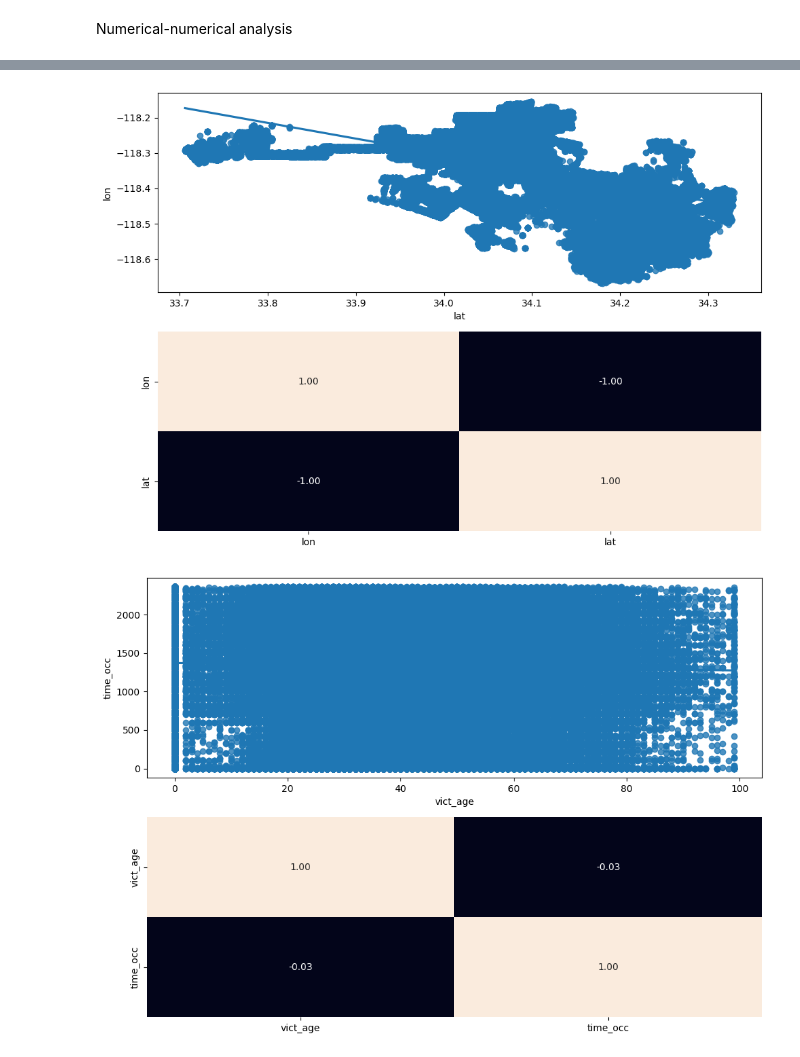
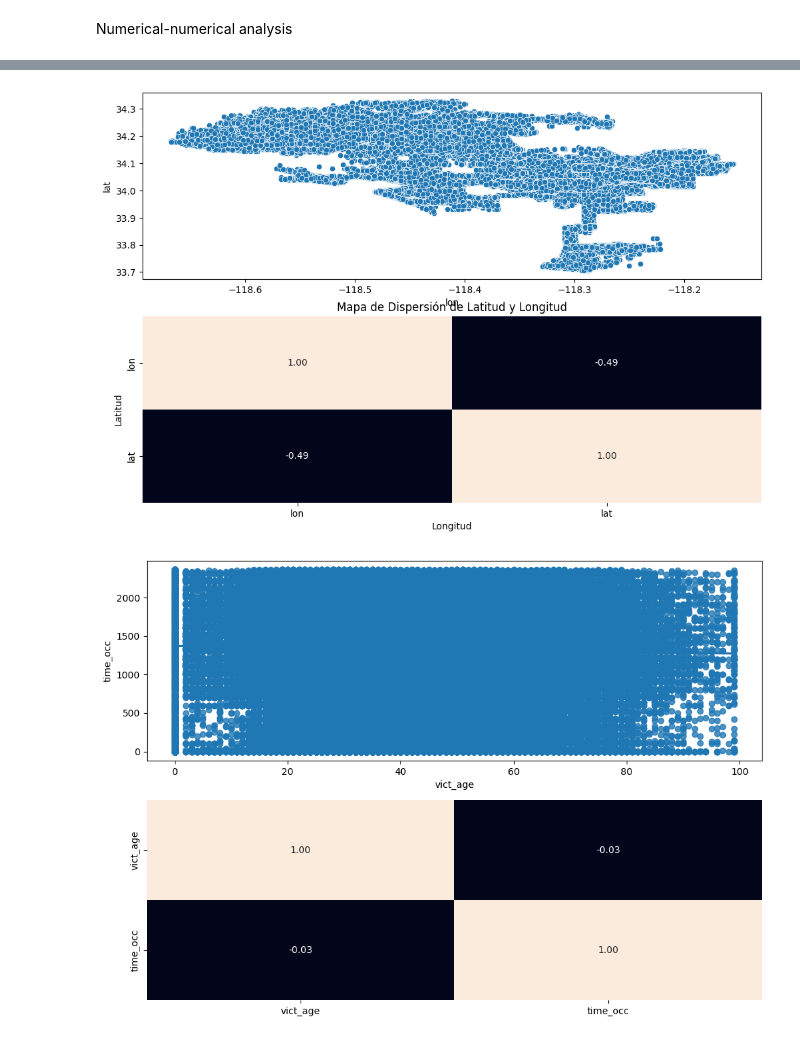
Before and after one commit to LAFG16/final_proyect_crime, a Jupyter notebook: src/04. EDA Crime Data.ipynb, the cells around one changed output, grey strips where cells are left out. Cells and saved outputs as stored; diff of their text form; code cells hidden in the pictures.

```diff
--- a/src/04. EDA Crime Data.ipynb
+++ b/src/04. EDA Crime Data.ipynb
@@ -240,0 +292,3 @@ plt.show()
+# %%
+total_data = total_data[total_data['vict_descent'].isin(total_data['vict_descent'].unique()[:-1]) | total_data['vict_sex'].isnull()]
+total_data['vict_descent'].value_counts()
@@ -368,17 +491,14 @@ plt.show()
 # %%
-fig, axis = plt.subplots(2, figsize = (10, 7))
+fig, axis = plt.subplots(2, figsize = (12, 8))
 
-# Create a multiple scatter diagram
-sns.regplot(ax = axis[0], data = total_data[total_data["lat"] > 0], x = "lat", y = "lon")
+sns.scatterplot(ax = axis[0], x=total_data['lon'], y=total_data['lat'], data=total_data)
 sns.heatmap(total_data[["lon", "lat"]].corr(), annot = True, fmt = ".2f", ax = axis[1], cbar = False)
-
-# Adjust the layout
-plt.tight_layout()
-
-# Show the plot
+plt.title('Mapa de Dispersión de Latitud y Longitud')
+plt.xlabel('Longitud')
+plt.ylabel('Latitud')
 plt.show()
 # %% [output]
-[figure, old version]
+[figure, new version]
 # %%
 fig, axis = plt.subplots(2, figsize = (10, 7))
 
```
Also changed, not shown: parts of 48 cells of this notebook, 1 other file.
